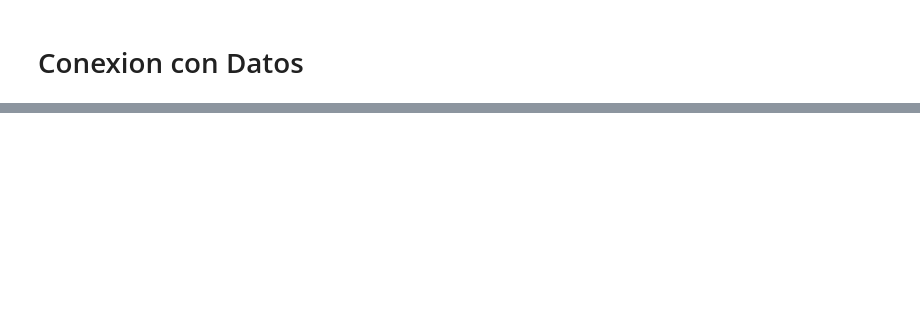
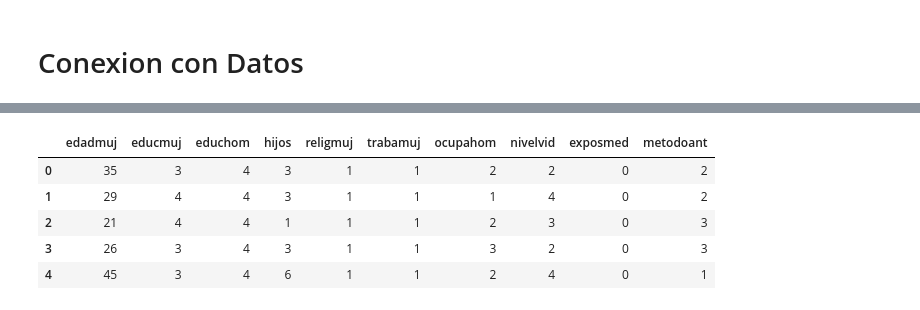
Before and after one commit to hcgalvan/UBA-labodedatos, a Jupyter notebook: Ejercitacion_2.ipynb, the cells around one changed output, grey strips where cells are left out. Saved outputs shown, nothing was run; the diff lists cells and outputs as text; code cells hidden in the pictures; blank space fills up the shorter version.

```diff
--- a/Ejercitacion_2.ipynb
+++ b/Ejercitacion_2.ipynb
@@ -24,0 +101,9 @@ Mounted at /content/drive
+# %%
+d_filtrado.head()
+# %% [output]
+|  | edadmuj | educmuj | educhom | hijos | religmuj | trabamuj | ocupahom | nivelvid | exposmed | metodoant |
+| 0 | 35 | 3 | 4 | 3 | 1 | 1 | 2 | 2 | 0 | 2 |
+| 1 | 29 | 4 | 4 | 3 | 1 | 1 | 1 | 4 | 0 | 2 |
+| 2 | 21 | 4 | 4 | 1 | 1 | 1 | 2 | 3 | 0 | 3 |
+| 3 | 26 | 3 | 4 | 3 | 1 | 1 | 3 | 2 | 0 | 3 |
+| 4 | 45 | 3 | 4 | 6 | 1 | 1 | 2 | 4 | 0 | 1 |
```
Also changed, not shown: parts of 33 cells of this notebook.
